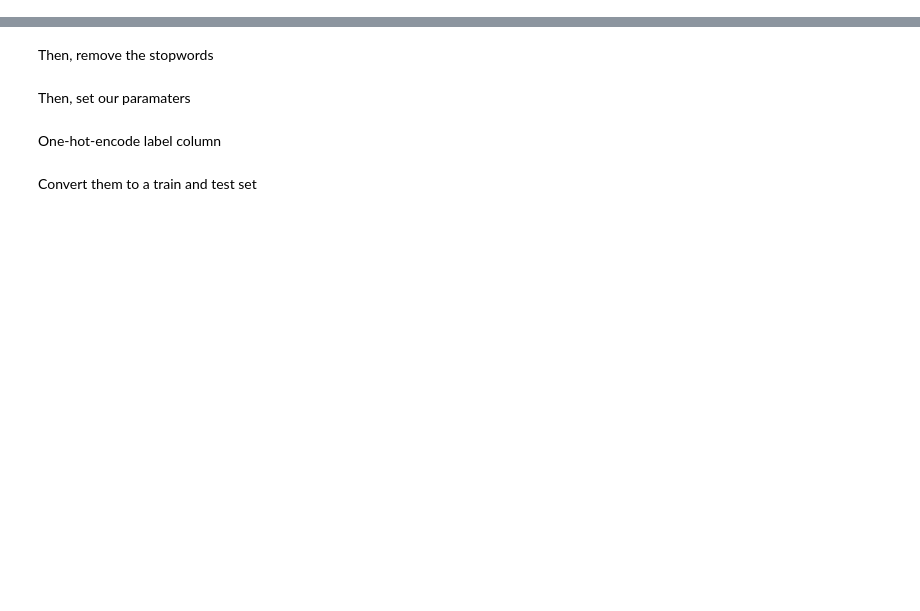
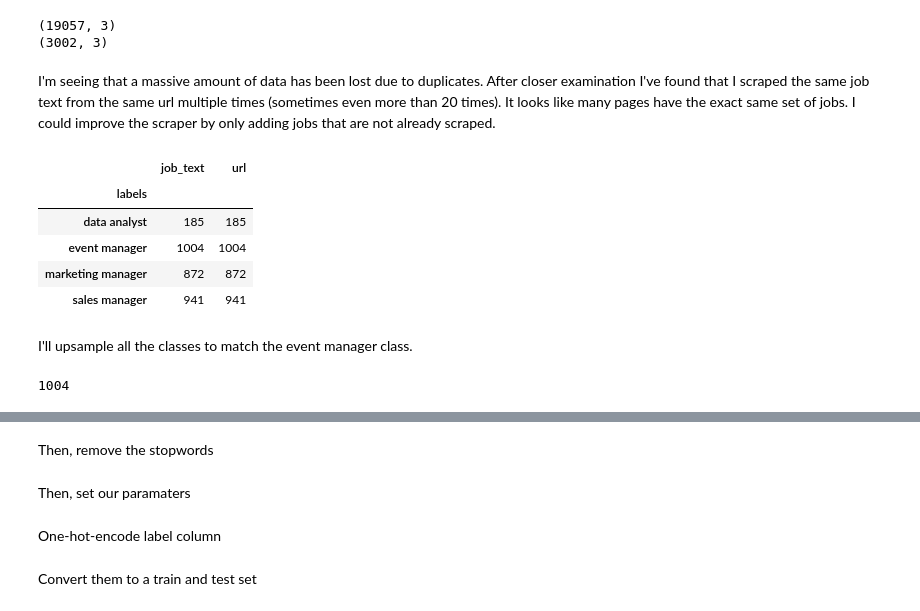
Before and after one commit to robinfaber/cv-app, a Jupyter notebook: cv-model.ipynb, the cells around one changed output, grey strips where cells are left out. Saved outputs shown, nothing was run; the diff lists cells and outputs as text; code cells hidden in the pictures; blank space fills up the shorter version.

```diff
--- a/cv-model.ipynb
+++ b/cv-model.ipynb
@@ -95,0 +166,33 @@ labels = df['labels_num'].to_numpy()
+# %%
+print(df.shape) # shape with duplicates
+print(df_clean.shape) # shape without duplicates
+# %% [output]
+(19057, 3)
+(3002, 3)
+# %% [markdown]
+I'm seeing that a massive amount of data has been lost due to duplicates. After closer examination I've found that I scraped the same job text from the same url multiple times (sometimes even more than 20 times). It looks like many pages have the exact same set of jobs. I could improve the scraper by only adding jobs that are not already scraped.
+# %%
+df_clean.groupby('labels').count() # count per category
+# %% [output]
+|  | job_text | url |
+| labels |  |  |
+| data analyst | 185 | 185 |
+| event manager | 1004 | 1004 |
+| marketing manager | 872 | 872 |
+| sales manager | 941 | 941 |
+# %% [markdown]
+I'll upsample all the classes to match the event manager class.
+# %%
+from sklearn.utils import resample
+
+samples = len(df_clean.loc[df_clean['labels'] == 'event manager']) - len(df_clean.loc[df_clean['labels'] == 'data_analyst'])
+print(samples)
+
+upsample_data_analyst = resample(df_clean.loc[df_clean['labels'] == 'data analyst'],
+                          replace=True,
+                          n_samples=len(df_clean.loc[df_clean['labels'] == 'event manager']),
+                          random_state=42)
+
+df_upsample = pd.concat([df_clean, upsample_data_analyst], ignore_index=True)
+# %% [output]
+1004
```
Also changed, not shown: parts of 59 cells of this notebook, 13 other files.
